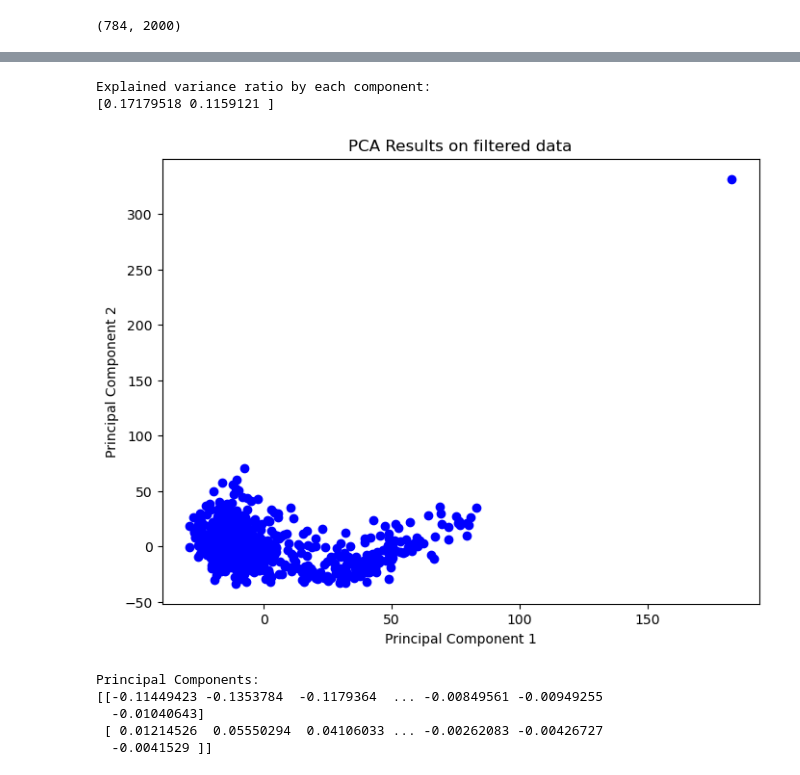
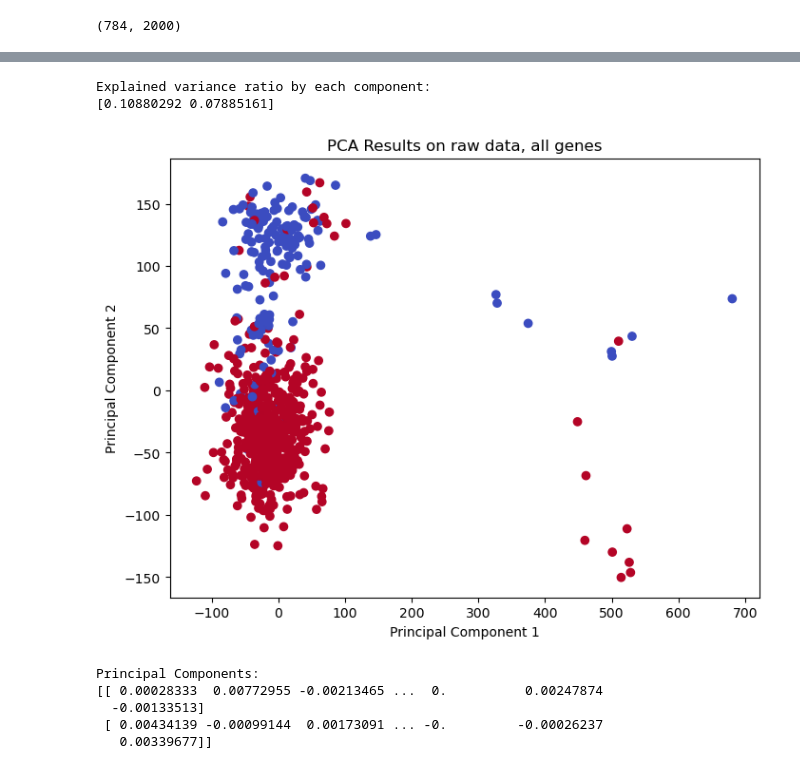
Before and after one commit to mjkim1001/DATA481-Breast_Cancer, a Jupyter notebook: Nick/Code/NormExpDataFilterScript.ipynb, the cells around one changed output, grey strips where cells are left out. Saved outputs shown, nothing was run; the diff lists cells and outputs as text; code cells hidden in the pictures.

```diff
--- a/Nick/Code/NormExpDataFilterScript.ipynb
+++ b/Nick/Code/NormExpDataFilterScript.ipynb
@@ -69,0 +94,6 @@ import matplotlib.pyplot as plt
+# %%
+metadf.set_index("mRNA", inplace=True)
+metadf = metadf.dropna(subset=['ER'])
+print(metadf.head())
+afinaldf = finaldf.loc[metadf.index]
+print(afinaldf.head())
@@ -69,0 +137,22 @@ import matplotlib.pyplot as plt
+# %%
+
+pca = PCA(n_components=2)
+pca_result = pca.fit_transform(afinaldf)
+
+pca_df = pd.DataFrame(data=pca_result, columns=['PC1', 'PC2'])
+
+color_map = {'Positive': 1, 'Negative': 0}
+metadf['Color'] = metadf['ER'].map(color_map)
+
+print("Explained variance ratio by each component:")
+print(pca.explained_variance_ratio_)
+
+plt.figure(figsize=(8, 6))
+plt.scatter(pca_df['PC1'], pca_df['PC2'], c=metadf['Color'], cmap='coolwarm')
+plt.title("PCA Results on filtered data")
+plt.xlabel("Principal Component 1")
+plt.ylabel("Principal Component 2")
+plt.show()
+
+print("Principal Components:")
+print(pca.components_)
@@ -70,28 +199,31 @@ import matplotlib.pyplot as plt
+# %%
+#Prepping finalmtdf for color scheme
+finalmtdf = mdf.T.drop(["GENETYPE", "GENESYMBOL"])
+finalmtdf = finalmtdf.loc[metadf.index]
 # %%
-
 pca = PCA(n_components=2)  # You can choose the number of components you want to retain
-pca_result = pca.fit_transform(finaldf)
+pca_result = pca.fit_transform(finalmtdf)
 
 pca_df = pd.DataFrame(data=pca_result, columns=['PC1', 'PC2'])
 
 print("Explained variance ratio by each component:")
 print(pca.explained_variance_ratio_)
 
 plt.figure(figsize=(8, 6))
-plt.scatter(pca_df['PC1'], pca_df['PC2'], c='blue')
-plt.title("PCA Results on filtered data")
+plt.scatter(pca_df['PC1'], pca_df['PC2'], c=metadf['Color'], cmap='coolwarm')
+plt.title("PCA Results on raw data, all genes")
 plt.xlabel("Principal Component 1")
 plt.ylabel("Principal Component 2")
 plt.show()
 
 print("Principal Components:")
 print(pca.components_)
 # %% [output]
 Explained variance ratio by each component:
-[0.17179518 0.1159121 ]
+[0.10880292 0.07885161]
-[figure, old version]
+[figure, new version]
 Principal Components:
-[[-0.11449423 -0.1353784  -0.1179364  ... -0.00849561 -0.00949255
-  -0.01040643]
- [ 0.01214526  0.05550294  0.04106033 ... -0.00262083 -0.00426727
-  -0.0041529 ]]
+[[ 0.00028333  0.00772955 -0.00213465 ...  0.          0.00247874
+  -0.00133513]
+ [ 0.00434139 -0.00099144  0.00173091 ... -0.         -0.00026237
+   0.00339677]]
```
Also changed, not shown: parts of 12 cells of this notebook.
